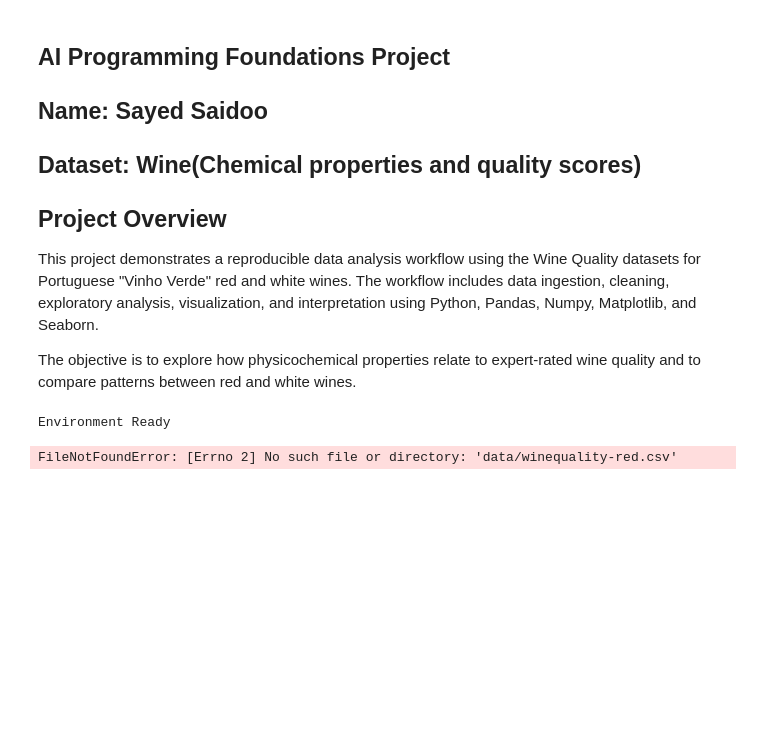
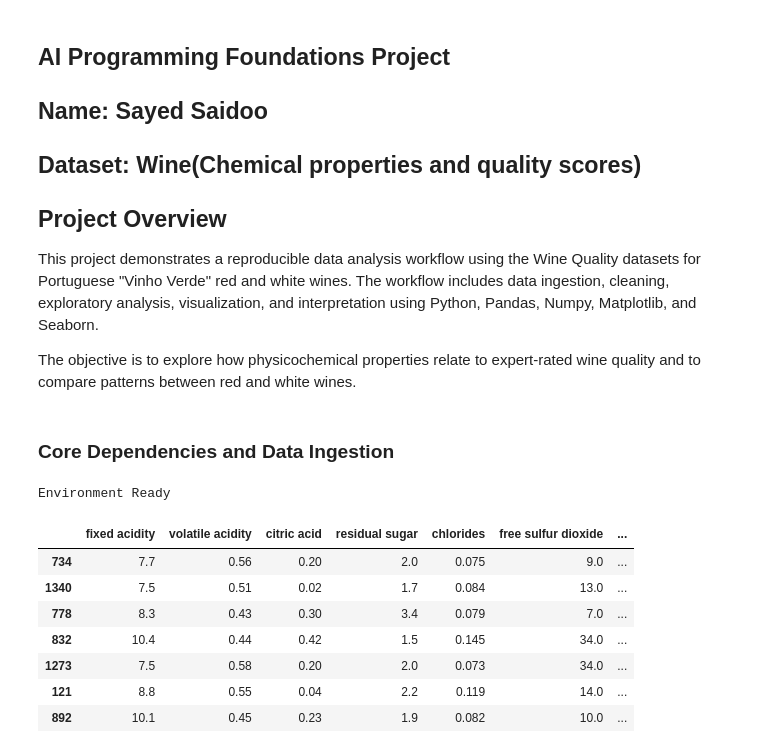
Before and after one commit to Shehzaad-S/ai-programming-foundations-project, a Jupyter notebook: notebooks/data_workflow.ipynb, the cells around one changed output. Drawn from its saved outputs; the diff is of its cells as text; code cells hidden in the pictures; blank space fills up the shorter version.

Commit message:
Complete Data Cleaning

```diff
--- a/notebooks/data_workflow.ipynb
+++ b/notebooks/data_workflow.ipynb
@@ -10,6 +10,8 @@
 This project demonstrates a reproducible data analysis workflow using the Wine Quality datasets for Portuguese "Vinho Verde" red and white wines. The workflow includes data ingestion, cleaning, exploratory analysis, visualization, and interpretation using Python, Pandas, Numpy, Matplotlib, and Seaborn.
 
 The objective is to explore how physicochemical properties relate to expert-rated wine quality and to compare patterns between red and white wines.
+# %% [markdown]
+### Core Dependencies and Data Ingestion
 # %%
 import pandas as pd
 import numpy as np
@@ -20,7 +22,14 @@ print("Environment Ready")
 # %% [output]
 Environment Ready
 # %%
-df_red = pd.read_csv("data/winequality-red.csv")
-df_red.head()
+df_red = pd.read_csv("../data/winequality-red.csv", sep=";")
+df_red.sample(7)
 # %% [output]
-FileNotFoundError: [Errno 2] No such file or directory: 'data/winequality-red.csv'
+|  | fixed acidity | volatile acidity | citric acid | residual sugar | chlorides | free sulfur dioxide | ... |
+| 734 | 7.7 | 0.56 | 0.20 | 2.0 | 0.075 | 9.0 | ... |
+| 1340 | 7.5 | 0.51 | 0.02 | 1.7 | 0.084 | 13.0 | ... |
+| 778 | 8.3 | 0.43 | 0.30 | 3.4 | 0.079 | 7.0 | ... |
+| 832 | 10.4 | 0.44 | 0.42 | 1.5 | 0.145 | 34.0 | ... |
+| 1273 | 7.5 | 0.58 | 0.20 | 2.0 | 0.073 | 34.0 | ... |
+| 121 | 8.8 | 0.55 | 0.04 | 2.2 | 0.119 | 14.0 | ... |
+| 892 | 10.1 | 0.45 | 0.23 | 1.9 | 0.082 | 10.0 | ... |
```
Also changed, not shown: parts of 23 cells of this notebook.
